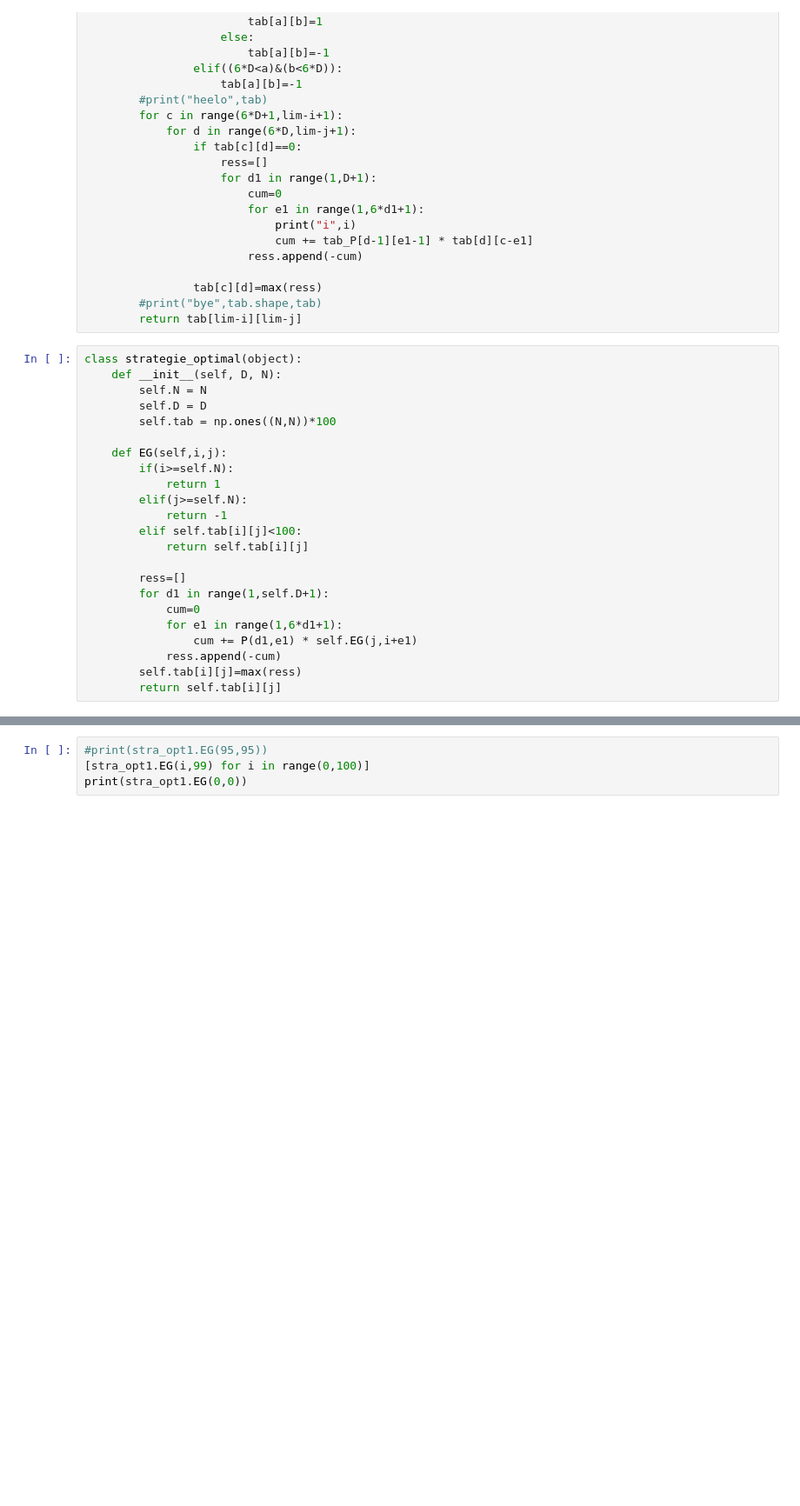
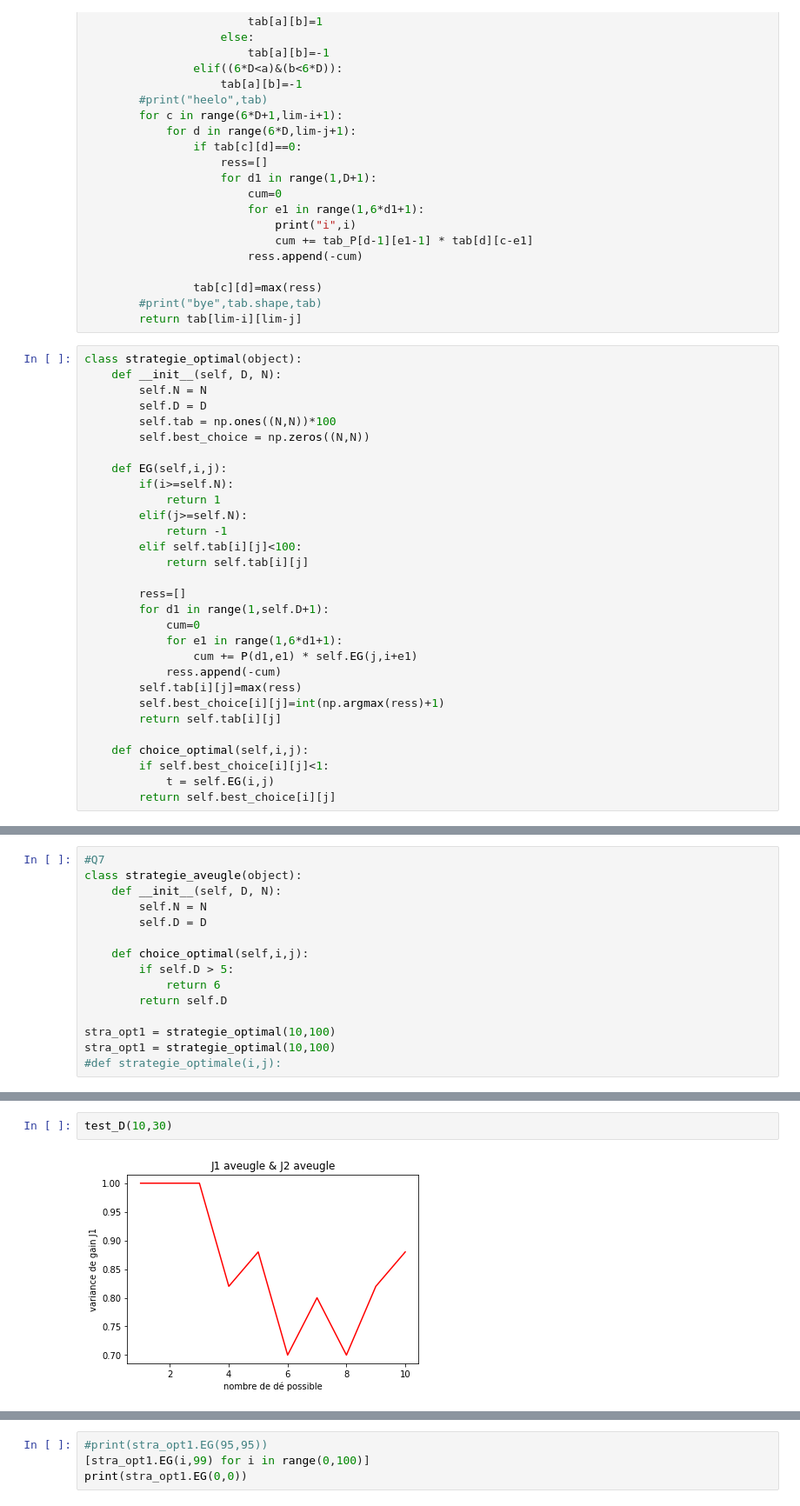
Before and after one commit to Yufei6/Projet_Mogpl, a Jupyter notebook: diceBattle.ipynb, the cells around one changed output, grey strips where cells are left out. Shown: that part at 87% size. Cells and saved outputs as stored; diff of their text form; blank space fills up the shorter version.

```diff
--- a/diceBattle.ipynb
+++ b/diceBattle.ipynb
@@ -169,6 +170,7 @@ class strategie_optimal(object):
         self.N = N
         self.D = D
         self.tab = np.ones((N,N))*100
+        self.best_choice = np.zeros((N,N))
 
     def EG(self,i,j):
         if(i>=self.N):
@@ -185,4 +187,10 @@ class strategie_optimal(object):
                 cum += P(d1,e1) * self.EG(j,i+e1)
             ress.append(-cum)
         self.tab[i][j]=max(ress)
+        self.best_choice[i][j]=int(np.argmax(ress)+1)
         return self.tab[i][j]
+
+    def choice_optimal(self,i,j):
+        if self.best_choice[i][j]<1:
+            t = self.EG(i,j)
+        return self.best_choice[i][j]
@@ -190,0 +197,15 @@ stra_opt1 = strategie_optimal(10,100)
+# %%
+#Q7
+class strategie_aveugle(object):
+    def __init__(self, D, N):
+        self.N = N
+        self.D = D
+
+    def choice_optimal(self,i,j):
+        if self.D > 5:
+            return 6
+        return self.D
+
+stra_opt1 = strategie_optimal(10,100)
+stra_opt1 = strategie_optimal(10,100)
+#def strategie_optimale(i,j):
@@ -190,0 +333,4 @@ stra_opt1 = strategie_optimal(10,100)
+# %%
+test_D(10,30)
+# %% [output]
+[figure, added]
```
Also changed, not shown: parts of 10 cells of this notebook.
